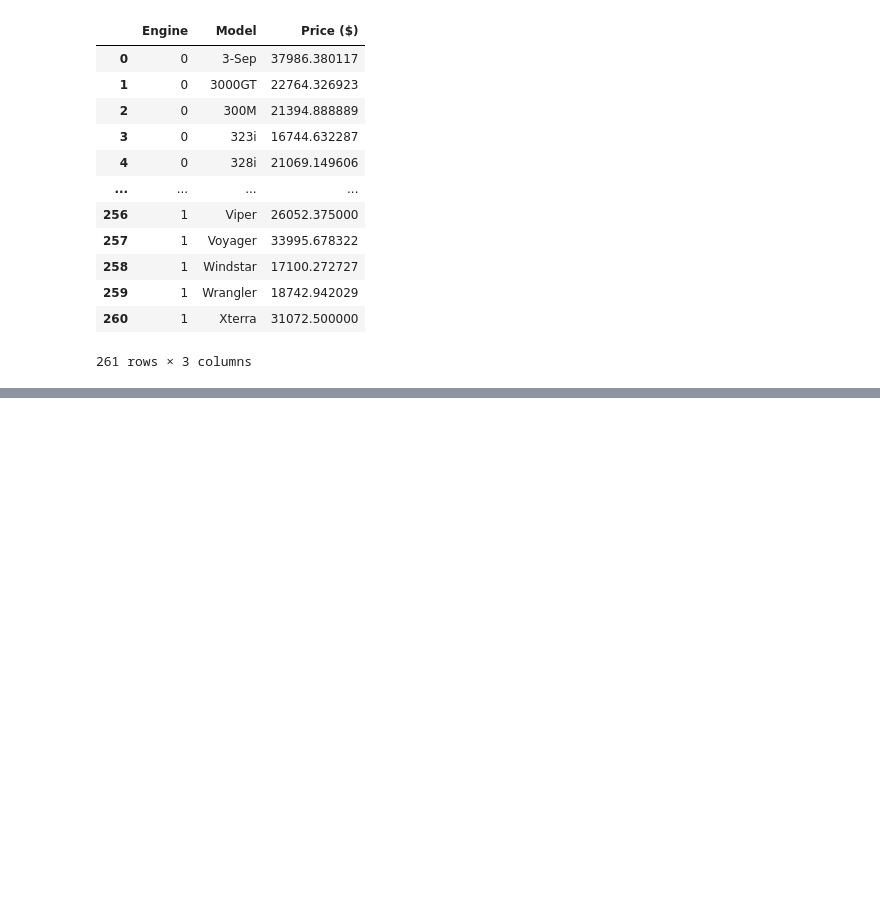
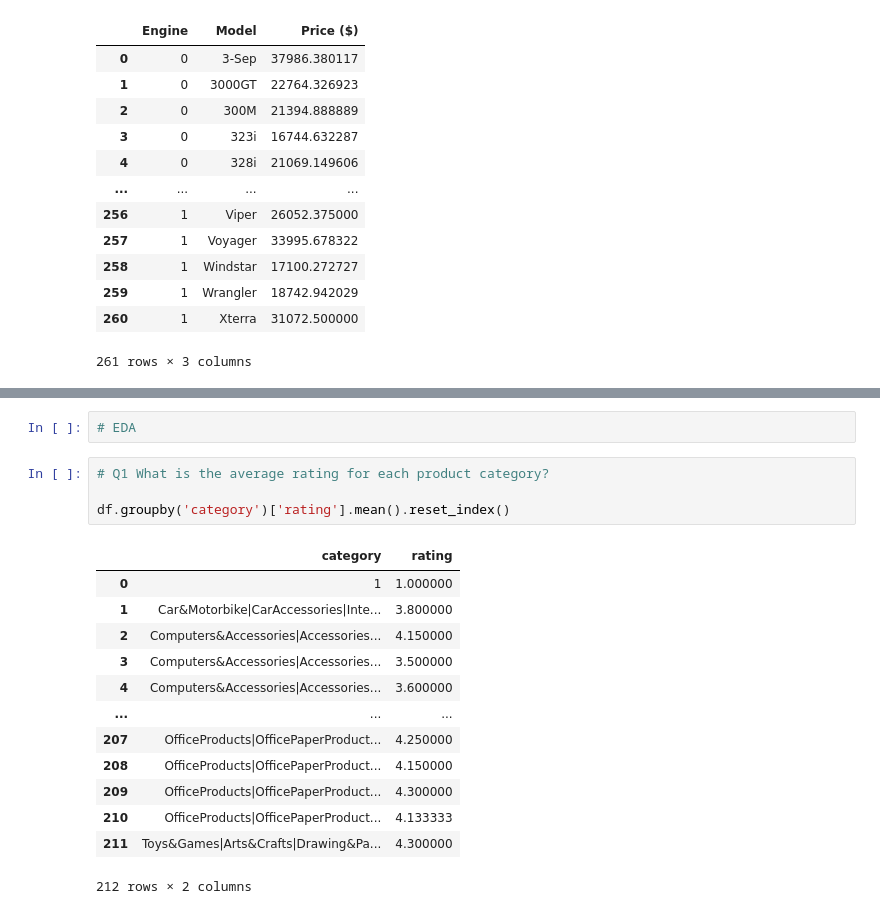
Before and after one commit to anshgupta1903/EDA, a Jupyter notebook: EDA_BikeDetails.ipynb, the cells around one changed output, grey strips where cells are left out. Saved outputs shown, nothing was run; the diff lists cells and outputs as text; blank space fills up the shorter version.

```diff
--- a/EDA_BikeDetails.ipynb
+++ b/EDA_BikeDetails.ipynb
@@ -611,0 +685,20 @@ df.groupby(['Engine','Model'])['Price ($)'].mean().reset_index()
+# %%
+# EDA
+# %%
+# Q1 What is the average rating for each product category?
+
+df.groupby('category')['rating'].mean().reset_index()
+# %% [output]
+|  | category | rating |
+| 0 | 1 | 1.000000 |
+| 1 | Car&Motorbike|CarAccessories|Inte... | 3.800000 |
+| 2 | Computers&Accessories|Accessories... | 4.150000 |
+| 3 | Computers&Accessories|Accessories... | 3.500000 |
+| 4 | Computers&Accessories|Accessories... | 3.600000 |
+| ... | ... | ... |
+| 207 | OfficeProducts|OfficePaperProduct... | 4.250000 |
+| 208 | OfficeProducts|OfficePaperProduct... | 4.150000 |
+| 209 | OfficeProducts|OfficePaperProduct... | 4.300000 |
+| 210 | OfficeProducts|OfficePaperProduct... | 4.133333 |
+| 211 | Toys&Games|Arts&Crafts|Drawing&Pa... | 4.300000 |
+212 rows × 2 columns
```
Also changed, not shown: parts of 26 cells of this notebook, 1 other file.
